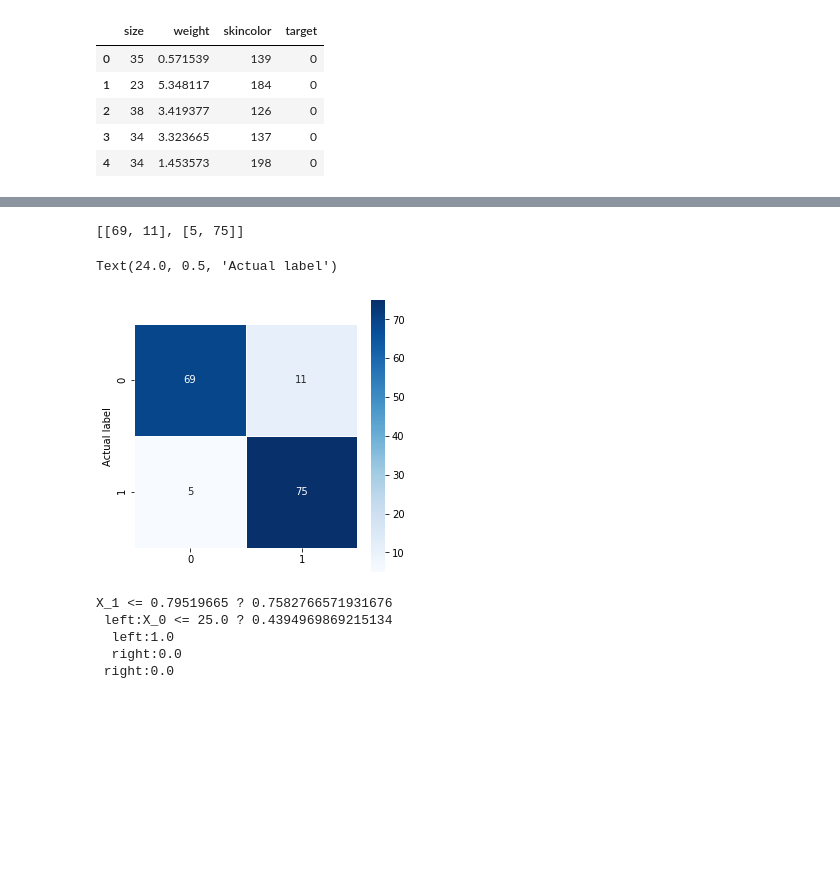
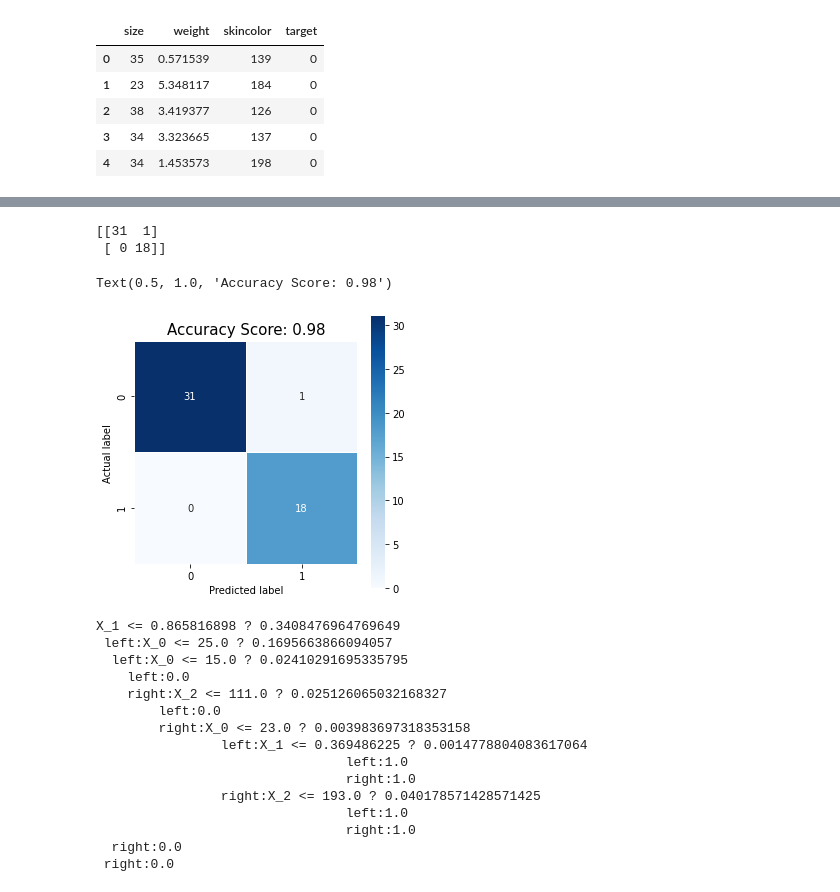
Before and after one commit to debonil/ml-assignments, a Jupyter notebook: Assignment1/M21AIE225_qu3.ipynb, the cells around one changed output, grey strips where cells are left out. Saved outputs shown, nothing was run; the diff lists cells and outputs as text; code cells hidden in the pictures; blank space fills up the shorter version.

```diff
--- a/Assignment1/M21AIE225_qu3.ipynb
+++ b/Assignment1/M21AIE225_qu3.ipynb
@@ -34,7 +34,7 @@ def train_test_split(df, target, test_size=0.2, random_state=41):
     return trainX, testX, trainY, testY
 # %%
 class Node():
-    def __init__(self, feature_index: float = None, threshold=None, left=None, right=None, info_gain=None, value=None):
+    def __init__(self, feature_index: float = None, threshold: float = None, left=None, right=None, info_gain: float = None, value: float = None):
 
         self.feature_index = feature_index
         self.threshold = threshold
@@ -44,7 +44,7 @@ class Node():
         self.value = value
 # %%
 class DecisionTreeClassifier():
-    def __init__(self, min_samples_split=0, max_depth=0):
+    def __init__(self, min_samples_split=2, max_depth=10):
         self.root = None
         self.min_samples_split = min_samples_split
         self.max_depth = max_depth
@@ -92,7 +92,7 @@ class DecisionTreeClassifier():
                     y, left_y, right_y = dataset[:, -
                                                  1], dataset_left[:, -1], dataset_right[:, -1]
 
-                    curr_info_gain = self.information_gain(y, left_y, right_y)
+                    curr_info_gain = self.information_gain(y, left_y, right_y,mode="gini")
 
                     if curr_info_gain > max_info_gain:
                         best_split["feature_index"] = feature_index
@@ -163,9 +163,6 @@ class DecisionTreeClassifier():
             self.print_tree(tree.right, indent + indent)
 
     def fit(self, X, Y):
-
-        print(X.shape)
-        print(Y.shape)
         dataset = np.concatenate((X, Y), axis=1)
         self.root = self.build_tree(dataset)
 
@@ -182,13 +179,6 @@ class DecisionTreeClassifier():
             return self.make_prediction(x, tree.left)
         else:
             return self.make_prediction(x, tree.right)
-
-    def score(self, X, Y):
-
-        print(X.shape)
-        print(Y.shape)
-        dataset = np.concatenate((X, Y), axis=1)
-        self.root = self.build_tree(dataset)
 # %%
 df = pd.read_csv('data-ques-3\dataset.csv')
 df.head()
@@ -206,7 +196,7 @@ df1 = df1.drop('target', axis=1)
 # %%
 # Splitting the data - 80:20 ratio
 X_train, X_test, y_train, y_test = train_test_split(
-    df1, target, test_size=0.2, random_state=41)
+    df1, target, train_size=0.75, random_state=80)
 print("Training split input- ", X_train.shape)
 print("Training split input- ", y_train.shape)
 print("Testing split input- ", X_test.shape)
@@ -232,7 +222,7 @@ Testing split input-  (160,)
 Name: target, dtype: int64
 # %%
 # Defining the decision tree algorithm
-dtree = DecisionTreeClassifier(min_samples_split=3, max_depth=3)
+dtree = DecisionTreeClassifier(min_samples_split=3, max_depth=5)
 dtree.fit(X_train.values, y_train.values.reshape(-1, 1))
 print('Decision Tree Classifier Created')
 # %% [output]
@@ -257,21 +245,34 @@ weighted avg       0.90      0.90      0.90       160
 # %%
 cm = confusion_matrix(y_test.values.reshape(-1, 1), y_pred)
 print(cm)
 plt.figure(figsize=(5, 5))
 sns.heatmap(data=cm, linewidths=.5, annot=True, square=True,  cmap='Blues')
 plt.ylabel('Actual label')
-#all_sample_title = 'Accuracy Score: {0}'.format(dtree.score(X_test, y_test))
-#plt.title(all_sample_title, size = 15)
+plt.xlabel('Predicted label')
+x = (cm[0, 0]+cm[1, 1])/sum(cm.flatten())
+all_sample_title = 'Accuracy Score: {0}'.format(x)
+plt.title(all_sample_title, size=15)
 # %% [output]
-[[69, 11], [5, 75]]
+[[31  1]
+ [ 0 18]]
-Text(24.0, 0.5, 'Actual label')
+Text(0.5, 1.0, 'Accuracy Score: 0.98')
-[figure, old version]
+[figure, new version]
-# %%
-# Visualising the graph without the use of graphvizplt.figure(figsize = (20,20))
-dtree.print_tree()
-# %% [output]
-X_1 <= 0.79519665 ? 0.7582766571931676
- left:X_0 <= 25.0 ? 0.4394969869215134
-  left:1.0
-  right:0.0
- right:0.0
+# %%
+#Visualize Tree
+dtree.print_tree()
+# %% [output]
+X_1 <= 0.865816898 ? 0.3408476964769649
+ left:X_0 <= 25.0 ? 0.1695663866094057
+  left:X_0 <= 15.0 ? 0.02410291695335795
+    left:0.0
+    right:X_2 <= 111.0 ? 0.025126065032168327
+        left:0.0
+        right:X_0 <= 23.0 ? 0.003983697318353158
+                left:X_1 <= 0.369486225 ? 0.0014778804083617064
+                                left:1.0
+                                right:1.0
+                right:X_2 <= 193.0 ? 0.040178571428571425
+                                left:1.0
+                                right:1.0
+  right:0.0
+ right:0.0
```
Also changed, not shown: parts of 8 cells of this notebook, 3 other files.
